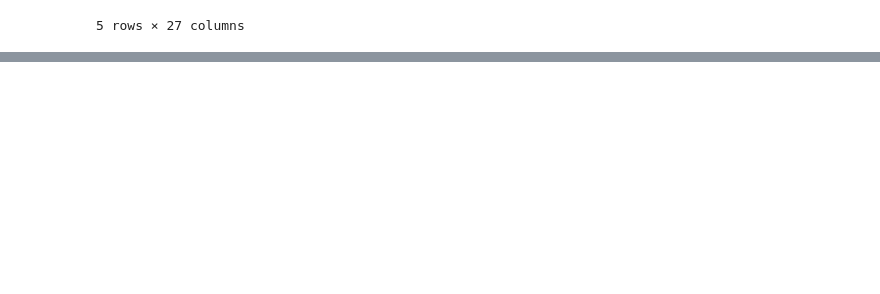
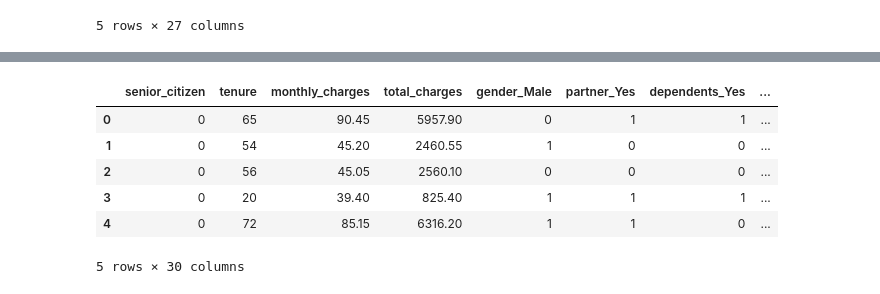
Before and after one commit to johnathon-smith/classification-exercises, a Jupyter notebook: telco_prep.ipynb, the cells around one changed output, grey strips where cells are left out. Drawn from its saved outputs; the diff is of its cells as text; code cells hidden in the pictures; blank space fills up the shorter version.

Commit message:
Finished acquire and prepare functions for telco data set

```diff
--- a/telco_prep.ipynb
+++ b/telco_prep.ipynb
@@ -104,0 +160,4 @@ dummy_df.head()
+# %%
+#For testing
+telco = acquire.get_telco_data()
+telco.head()
@@ -104,0 +172,12 @@ dummy_df.head()
+# %%
+import prepare
+telco = prepare.prep_telco(telco)
+telco.head()
+# %% [output]
+|  | senior_citizen | tenure | monthly_charges | total_charges | gender_Male | partner_Yes | dependents_Yes | ... |
+| 0 | 0 | 65 | 90.45 | 5957.90 | 0 | 1 | 1 | ... |
+| 1 | 0 | 54 | 45.20 | 2460.55 | 1 | 0 | 0 | ... |
+| 2 | 0 | 56 | 45.05 | 2560.10 | 0 | 0 | 0 | ... |
+| 3 | 0 | 20 | 39.40 | 825.40 | 1 | 1 | 1 | ... |
+| 4 | 0 | 72 | 85.15 | 6316.20 | 1 | 1 | 0 | ... |
+5 rows × 30 columns
```
Also changed, not shown: parts of 10 cells of this notebook, 1 other file.
